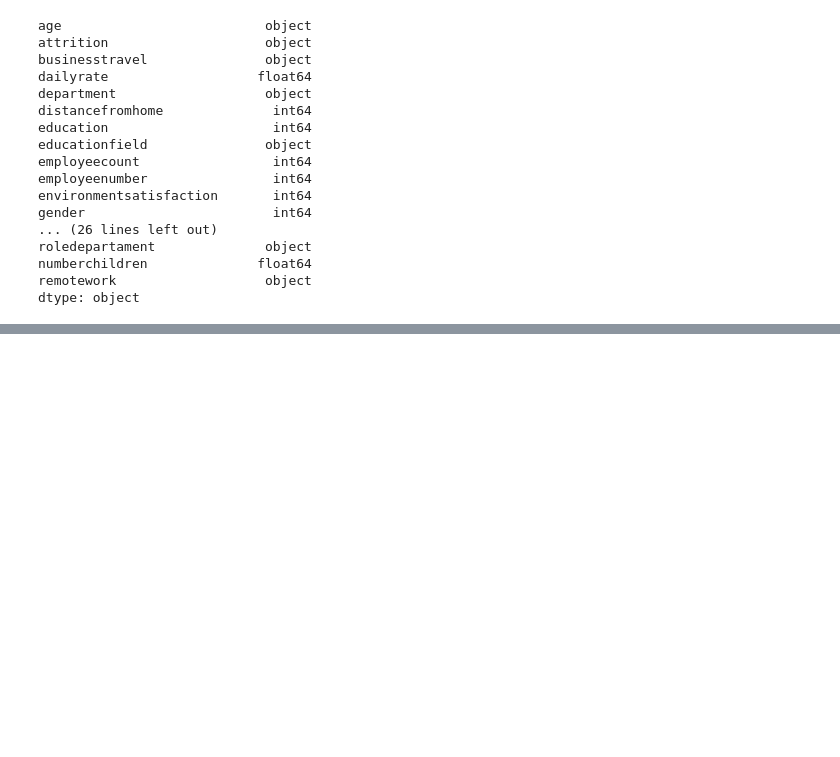
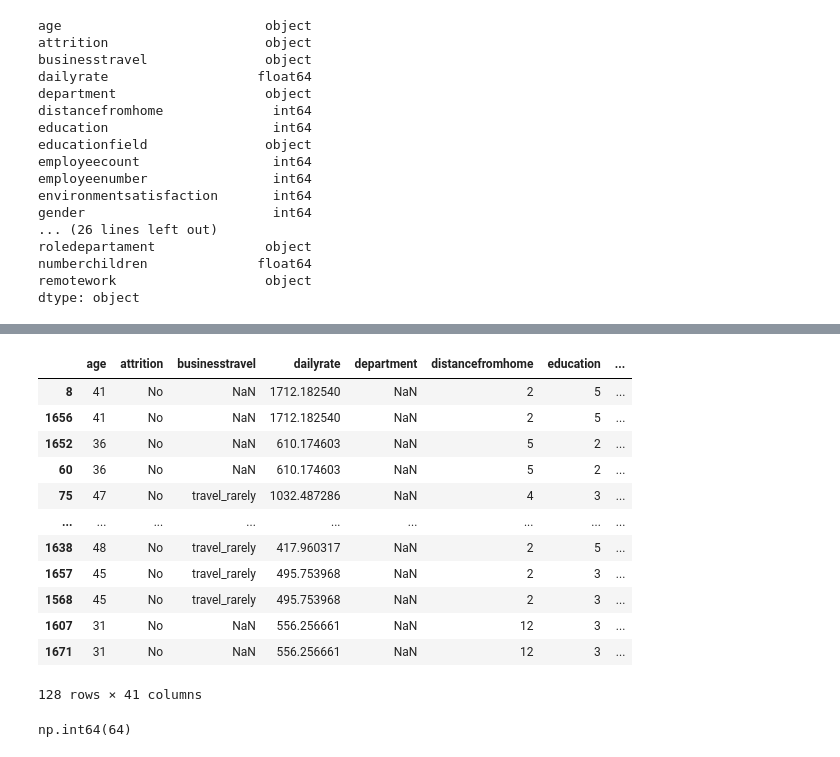
Before and after one commit to ana-nobre/Talent-Optimization-for-Corporation-HR-Data-Analytics, a Jupyter notebook: Explorando.ipynb, the cells around one changed output, grey strips where cells are left out. Saved outputs shown, nothing was run; the diff lists cells and outputs as text; code cells hidden in the pictures; blank space fills up the shorter version.

```diff
--- a/Explorando.ipynb
+++ b/Explorando.ipynb
@@ -4,6 +4,8 @@ import pandas as pd
 import numpy as np
 # %%
 df_datos_abc=pd.read_csv("hr_raw_data.csv",index_col=0)
+# %%
+pd.set_option('display.max_columns', None)
 # %% [markdown]
 Nuestra misión es identificar factores clave que influyen en la satisfacción en el trabajo y en la retención de empleados
 
@@ -79,0 +143,18 @@ dtype: object
+# %%
+df_datos_abc[df_datos_abc.duplicated(subset = 'employeenumber', keep = False)].sort_values('employeenumber')
+
+orden_duplicados = df_datos_abc[df_datos_abc.duplicated(subset = 'employeenumber', keep = False)].sort_values('employeenumber')
+# %% [output]
+|  | age | attrition | businesstravel | dailyrate | department | distancefromhome | education | ... |
+| 8 | 41 | No | NaN | 1712.182540 | NaN | 2 | 5 | ... |
+| 1656 | 41 | No | NaN | 1712.182540 | NaN | 2 | 5 | ... |
+| 1652 | 36 | No | NaN | 610.174603 | NaN | 5 | 2 | ... |
+| 60 | 36 | No | NaN | 610.174603 | NaN | 5 | 2 | ... |
+| 75 | 47 | No | travel_rarely | 1032.487286 | NaN | 4 | 3 | ... |
+| ... | ... | ... | ... | ... | ... | ... | ... | ... |
+| 1638 | 48 | No | travel_rarely | 417.960317 | NaN | 2 | 5 | ... |
+| 1657 | 45 | No | travel_rarely | 495.753968 | NaN | 2 | 3 | ... |
+| 1568 | 45 | No | travel_rarely | 495.753968 | NaN | 2 | 3 | ... |
+| 1607 | 31 | No | NaN | 556.256661 | NaN | 12 | 3 | ... |
+| 1671 | 31 | No | NaN | 556.256661 | NaN | 12 | 3 | ... |
+128 rows × 41 columns
@@ -79,0 +166,4 @@ dtype: object
+# %%
+x.duplicated().sum()
+# %% [output]
+np.int64(64)
```
Also changed, not shown: parts of 9 cells of this notebook.
